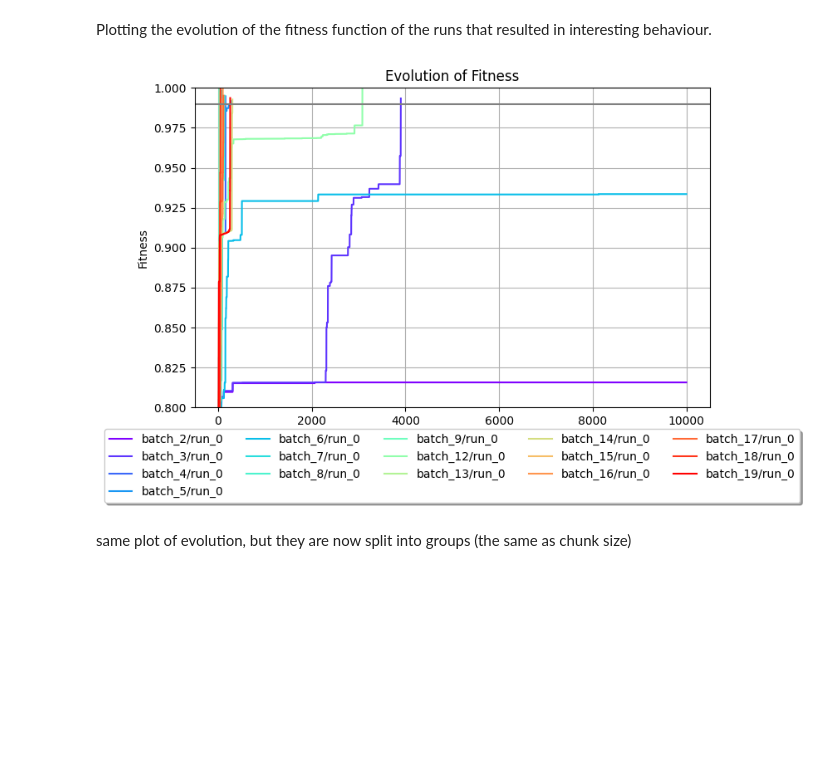
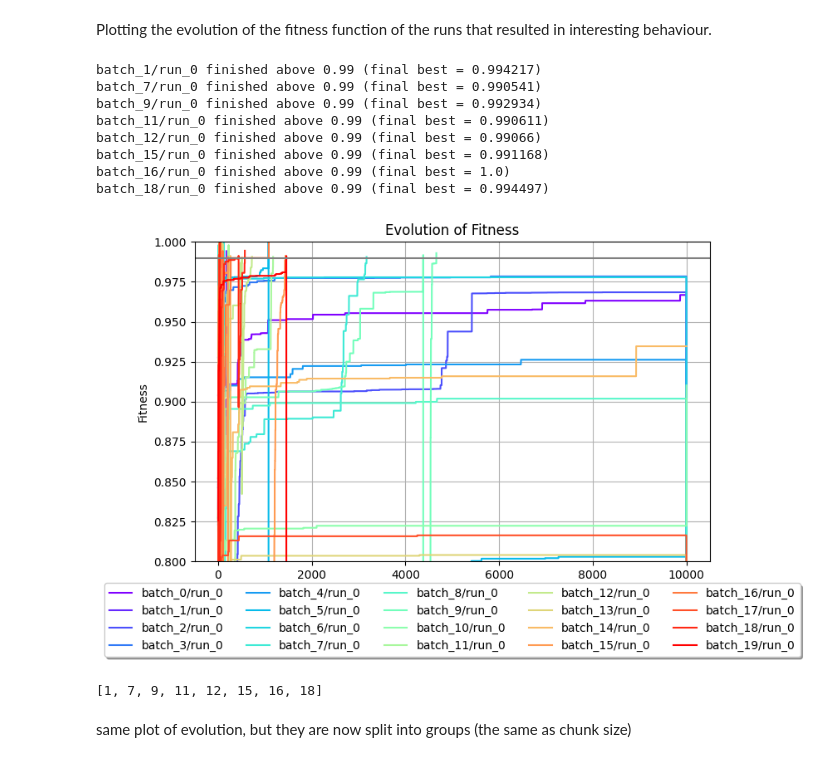
Before and after one commit to katiepambakianbris/BeeCommunication, a Jupyter notebook: analysis/fitness_function.ipynb, the cells around one changed output. Cells and saved outputs as stored; diff of their text form; code cells hidden in the pictures; blank space fills up the shorter version.

```diff
--- a/analysis/fitness_function.ipynb
+++ b/analysis/fitness_function.ipynb
@@ -13,13 +13,13 @@ import pandas as pd
 # load in the results
 result_dir = "/Users/katiepambakian/Documents/BSc Computer Science/Y3/Dissertation/BeeCommunication/results/"
 
-date = "2026-02-27/"
-slurm_job = 15927432
+date = "2026-03-05/"
+slurm_job = 16195037
 
 result_dir = result_dir + date+ str(slurm_job) + "/"
 
 runs = [0]
-batches = [2,3,4,5,6, 7,8,9,12,13,14,15,16,17,18,19]
+batches = [0,1,2,3,4,5,6,7,8,9,10,11,12,13,14,15,16,17,18,19]
 # %% [markdown]
 Plotting the evolution of the fitness function of the runs that resulted in interesting behaviour.
 # %%
@@ -29,6 +29,8 @@ plt.figure(figsize=(8,5))
 
 colors = plt.cm.rainbow(np.linspace(0, 1, len(runs)*len(batches)))
 counter = 0
+
+good_plots = []
 
 for batch in batches:
     for run in runs:
@@ -44,34 +46,52 @@ for batch in batches:
         generation = df["generation"].to_numpy()
         best = df["best_fitness"].to_numpy()
         average = df["avg_fitness"].to_numpy()
 
         label_name = "batch_" + str(batch)+"/run_"+str(run)
 
         plt.plot(generation, best,
                 linestyle="-",
                 label=label_name,
                 color=colors[counter],
             )
 
+        # ---- CHECK FINAL FITNESS ----
+        final_best = best[-1]
+        if final_best > 0.99:
+            print(f"{label_name} finished above 0.99 (final best = {final_best})")
+            good_plots.append(batch)
+
+
         counter += 1
 
 plt.axhline(0.99, color ='grey')
 
 plt.ylim(top = 1, bottom=0.8)
 # plt.xlim(right = 4000)
 
 plt.xlabel("Generation")
 plt.ylabel("Fitness")
 plt.title("Evolution of Fitness")
 
 # Put a legend below current axis
 plt.legend(loc='upper center', bbox_to_anchor=(0.5, -0.05),
           fancybox=True, shadow=True, ncol=5)
 plt.grid(True)
 
 plt.show()
+
+print(good_plots)
 # %% [output]
+batch_1/run_0 finished above 0.99 (final best = 0.994217)
+batch_7/run_0 finished above 0.99 (final best = 0.990541)
+batch_9/run_0 finished above 0.99 (final best = 0.992934)
+batch_11/run_0 finished above 0.99 (final best = 0.990611)
+batch_12/run_0 finished above 0.99 (final best = 0.99066)
+batch_15/run_0 finished above 0.99 (final best = 0.991168)
+batch_16/run_0 finished above 0.99 (final best = 1.0)
+batch_18/run_0 finished above 0.99 (final best = 0.994497)
-[figure, old version]
+[figure, new version]
+[1, 7, 9, 11, 12, 15, 16, 18]
 # %% [markdown]
 same plot of evolution, but they are now split into groups (the same as chunk size)
 # %%
```
Also changed, not shown: parts of 1 cell of this notebook, 1 other file.
